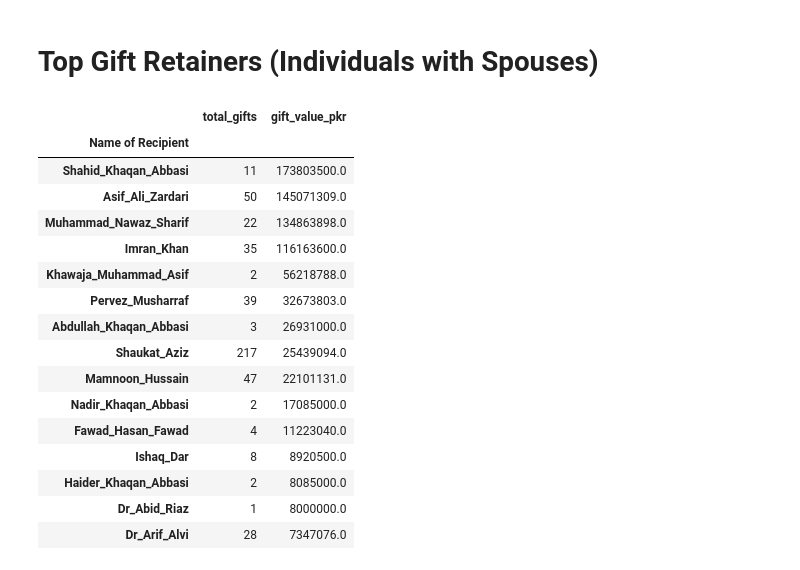
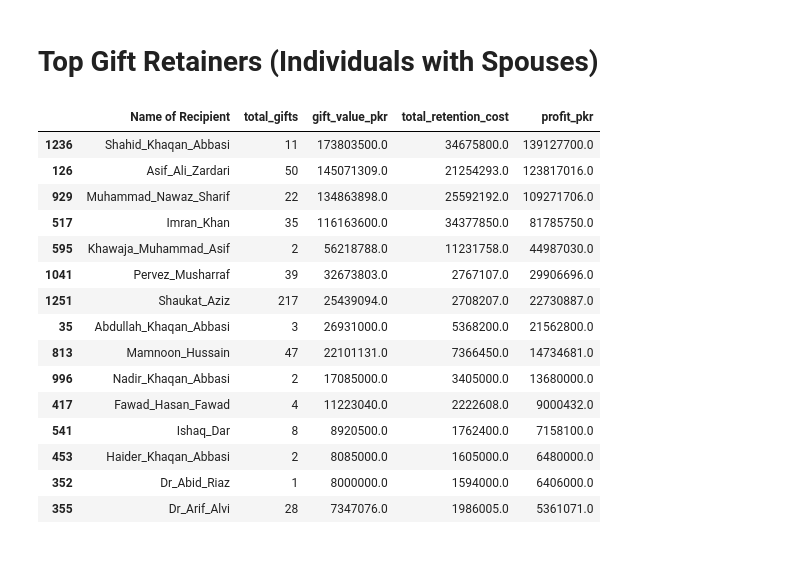
Before and after one commit to muhammad-ahsan/data-analyses, a Jupyter notebook: Pakistan Toshakhana.ipynb, the cells around one changed output. Saved outputs shown, nothing was run; the diff lists cells and outputs as text; code cells hidden in the pictures.

Commit message:
Kaggle Notebook | Pakistan Toshakhana - Explorative Data Analysis | Version 10

```diff
--- a/Pakistan Toshakhana.ipynb
+++ b/Pakistan Toshakhana.ipynb
@@ -99,7 +116,7 @@ plot = result.plot.barh()
 # %% [markdown]
 # Top Gift Retainers (Individuals with Spouses)
 # %%
-name_df= pd.DataFrame(retained_df[["Name of Recipient",'Item Category', 'Assessed Value' ]].copy())
+name_df= pd.DataFrame(retained_df[["Name of Recipient",'Item Category', 'Assessed Value', 'Retention Cost' ]].copy())
 
 # Clean Up Names + Merging Spouses
 
@@ -115,49 +132,49 @@ name_df['Name of Recipient'] = name_df['Name of Recipient'].str.replace(',',' ')
 .str.replace(' to ','') \
 .str.replace('Minster','') \
 .str.replace(' Lady ','') \
 .str.replace(' lady ','') \
 .str.replace('First','') \
 .str.replace(' son ','') \
 .str.replace(' wife ','') \
 .str.replace('Wife ','') \
 .str.replace(' Wife','') \
 .str.replace('Gen ','') \
 .str.replace('Foreign','') \
 .str.replace('of Pakistan','') \
 .str.replace('Pakistan','') \
 .str.replace('President','') \
 .str.replace('Prime','') \
 .str.replace('Minister','') \
 .str.replace('Senator','') \
 .str.replace('First Lady','') \
 .str.replace('Begum ','') \
 .str.replace('Finance','') \
 .str.replace('General ','') \
 .str.strip(' ') \
 .str.replace('First Lady of','') \
 .str.replace(' ','_') \
 .str.replace('____','_') \
 .str.replace('___','_') \
 .str.replace('__','_') \
 .str.replace('Shahid_Shahid','Shahid') # Wife of Khaqan Abbasi (Sameena Shahid)
 
-result = pd.DataFrame(name_df.groupby("Name of Recipient").agg(total_gifts=('Item Category', 'count'), gift_value_pkr=('Assessed Value', 'sum')))
-result.sort_values(['gift_value_pkr', 'total_gifts'],ascending = [False, False]).head(15)
+result = pd.DataFrame(name_df.groupby("Name of Recipient").agg(total_gifts=('Item Category', 'count'), gift_value_pkr=('Assessed Value', 'sum'), total_retention_cost=('Retention Cost', 'sum'))).reset_index()
+result['profit_pkr'] = result['gift_value_pkr'] - result['total_retention_cost']
+result.sort_values(by='profit_pkr', ascending=False).head(15)
 # %% [output]
-|  | total_gifts | gift_value_pkr |
-| Name of Recipient |  |  |
-| Shahid_Khaqan_Abbasi | 11 | 173803500.0 |
-| Asif_Ali_Zardari | 50 | 145071309.0 |
-| Muhammad_Nawaz_Sharif | 22 | 134863898.0 |
-| Imran_Khan | 35 | 116163600.0 |
-| Khawaja_Muhammad_Asif | 2 | 56218788.0 |
-| Pervez_Musharraf | 39 | 32673803.0 |
-| Abdullah_Khaqan_Abbasi | 3 | 26931000.0 |
-| Shaukat_Aziz | 217 | 25439094.0 |
-| Mamnoon_Hussain | 47 | 22101131.0 |
-| Nadir_Khaqan_Abbasi | 2 | 17085000.0 |
-| Fawad_Hasan_Fawad | 4 | 11223040.0 |
-| Ishaq_Dar | 8 | 8920500.0 |
-| Haider_Khaqan_Abbasi | 2 | 8085000.0 |
-| Dr_Abid_Riaz | 1 | 8000000.0 |
-| Dr_Arif_Alvi | 28 | 7347076.0 |
+|  | Name of Recipient | total_gifts | gift_value_pkr | total_retention_cost | profit_pkr |
+| 1236 | Shahid_Khaqan_Abbasi | 11 | 173803500.0 | 34675800.0 | 139127700.0 |
+| 126 | Asif_Ali_Zardari | 50 | 145071309.0 | 21254293.0 | 123817016.0 |
+| 929 | Muhammad_Nawaz_Sharif | 22 | 134863898.0 | 25592192.0 | 109271706.0 |
+| 517 | Imran_Khan | 35 | 116163600.0 | 34377850.0 | 81785750.0 |
+| 595 | Khawaja_Muhammad_Asif | 2 | 56218788.0 | 11231758.0 | 44987030.0 |
+| 1041 | Pervez_Musharraf | 39 | 32673803.0 | 2767107.0 | 29906696.0 |
+| 1251 | Shaukat_Aziz | 217 | 25439094.0 | 2708207.0 | 22730887.0 |
+| 35 | Abdullah_Khaqan_Abbasi | 3 | 26931000.0 | 5368200.0 | 21562800.0 |
+| 813 | Mamnoon_Hussain | 47 | 22101131.0 | 7366450.0 | 14734681.0 |
+| 996 | Nadir_Khaqan_Abbasi | 2 | 17085000.0 | 3405000.0 | 13680000.0 |
+| 417 | Fawad_Hasan_Fawad | 4 | 11223040.0 | 2222608.0 | 9000432.0 |
+| 541 | Ishaq_Dar | 8 | 8920500.0 | 1762400.0 | 7158100.0 |
+| 453 | Haider_Khaqan_Abbasi | 2 | 8085000.0 | 1605000.0 | 6480000.0 |
+| 352 | Dr_Abid_Riaz | 1 | 8000000.0 | 1594000.0 | 6406000.0 |
+| 355 | Dr_Arif_Alvi | 28 | 7347076.0 | 1986005.0 | 5361071.0 |
```
Also changed, not shown: parts of 5 cells of this notebook.
